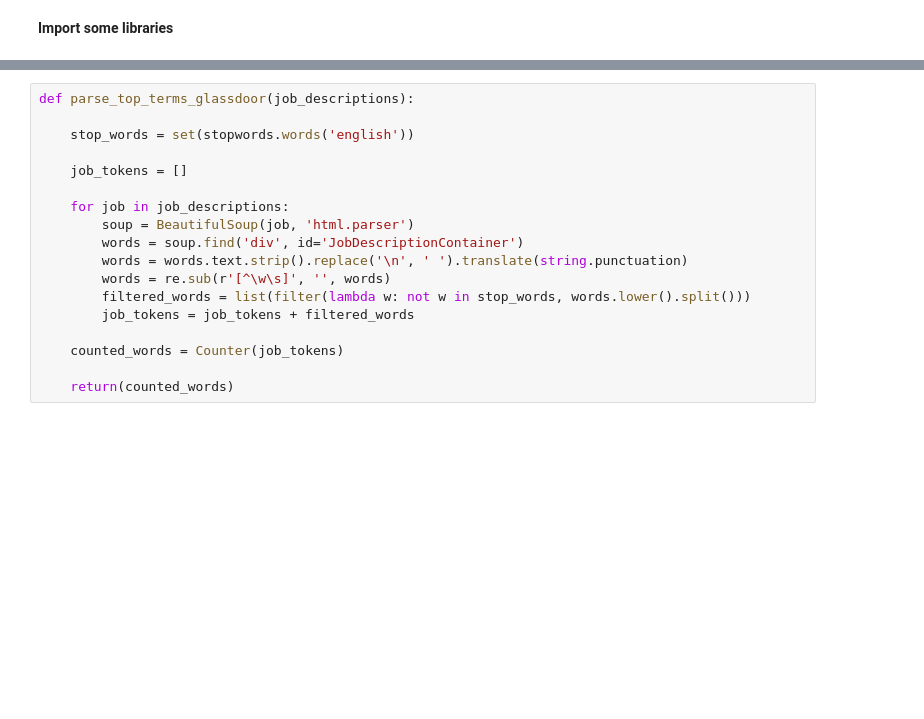
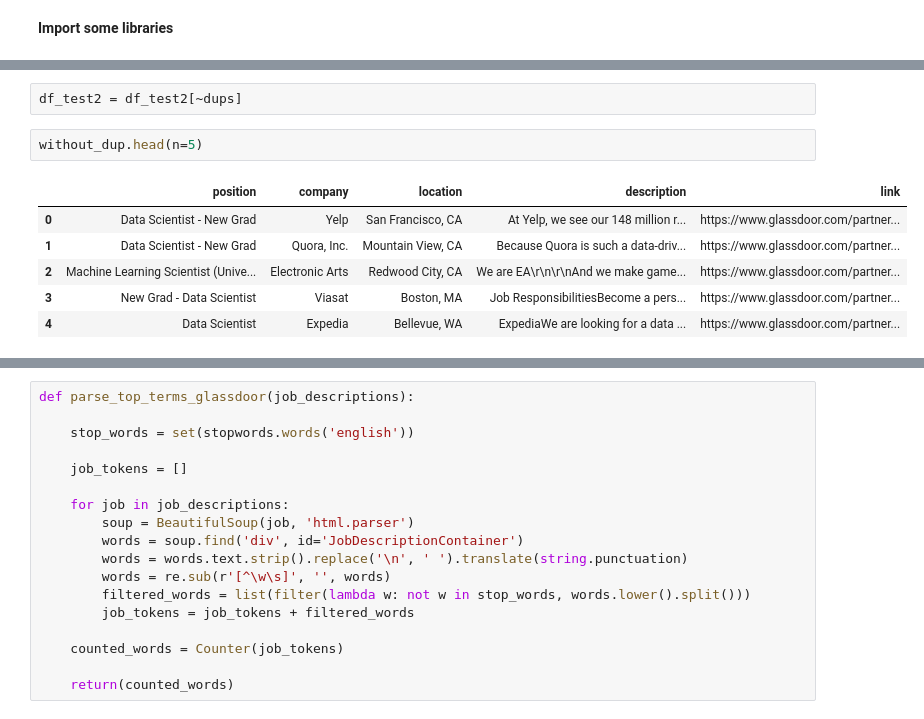
Before and after one commit to dskarbrevik/Data-Science-Job-Board, a Jupyter notebook: Processing scraped jobs.ipynb, the cells around one changed output, grey strips where cells are left out. Cells and saved outputs as stored; diff of their text form; blank space fills up the shorter version.

```diff
--- a/Processing scraped jobs.ipynb
+++ b/Processing scraped jobs.ipynb
@@ -69,0 +96,11 @@ no match
+# %%
+df_test2 = df_test2[~dups]
+# %%
+without_dup.head(n=5)
+# %% [output]
+|  | position | company | location | description | link |
+| 0 | Data Scientist - New Grad | Yelp | San Francisco, CA | At Yelp, we see our 148 million r... | https://www.glassdoor.com/partner... |
+| 1 | Data Scientist - New Grad | Quora, Inc. | Mountain View, CA | Because Quora is such a data-driv... | https://www.glassdoor.com/partner... |
+| 2 | Machine Learning Scientist (Unive... | Electronic Arts | Redwood City, CA | We are EA\r\n\r\nAnd we make game... | https://www.glassdoor.com/partner... |
+| 3 | New Grad - Data Scientist | Viasat | Boston, MA | Job ResponsibilitiesBecome a pers... | https://www.glassdoor.com/partner... |
+| 4 | Data Scientist | Expedia | Bellevue, WA | ExpediaWe are looking for a data ... | https://www.glassdoor.com/partner... |
```
Also changed, not shown: parts of 35 cells of this notebook, 14 other files.
